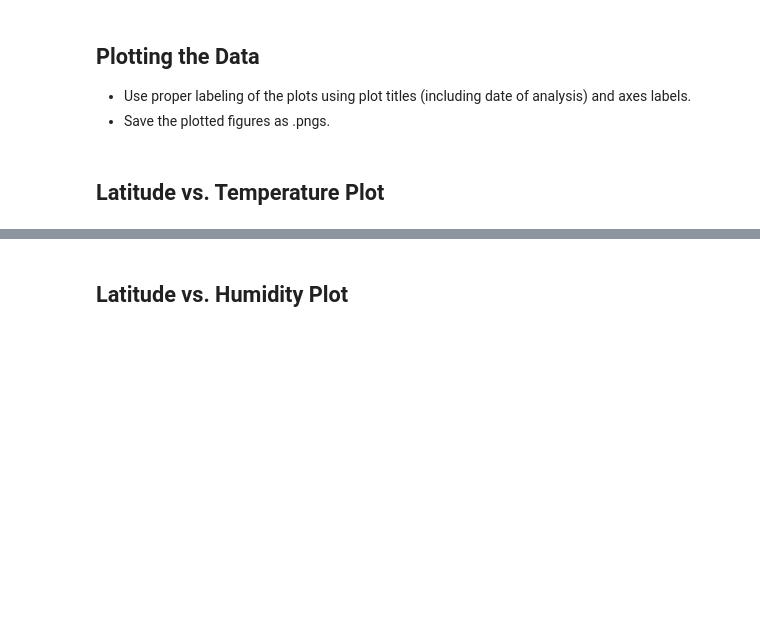
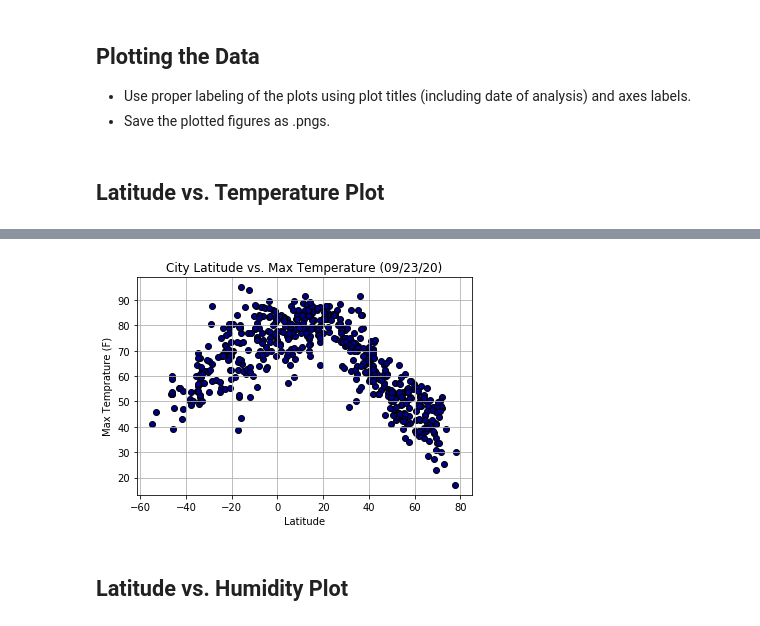
Before and after one commit to delanybroome/pyton-api-challenge, a Jupyter notebook: weatherpy.ipynb, the cells around one changed output, grey strips where cells are left out. Drawn from its saved outputs; the diff is of its cells as text; code cells hidden in the pictures; blank space fills up the shorter version.

```diff
--- a/weatherpy.ipynb
+++ b/weatherpy.ipynb
@@ -154,2 +173,14 @@ df.to_csv('city_data.csv', index=False)
+# %%
+
+# Create a scatter plot for latitude and temprature relationship
+plt.scatter(weather_df["Latitude"], weather_df["Max Temp"], marker = "o", facecolor = "navy", edgecolor="black")
+plt.title("City Latitude vs. Max Temperature (%s)" % time.strftime("%x"))
+plt.xlabel("Latitude")
+plt.ylabel("Max Temprature (F)")
+plt.grid()
+plt.savefig("temperature.png")
+plt.show()
+# %% [output]
+[figure, added]
 # %% [markdown]
 ## Latitude vs. Humidity Plot
```
Also changed, not shown: parts of 27 cells of this notebook, 6 other files.
